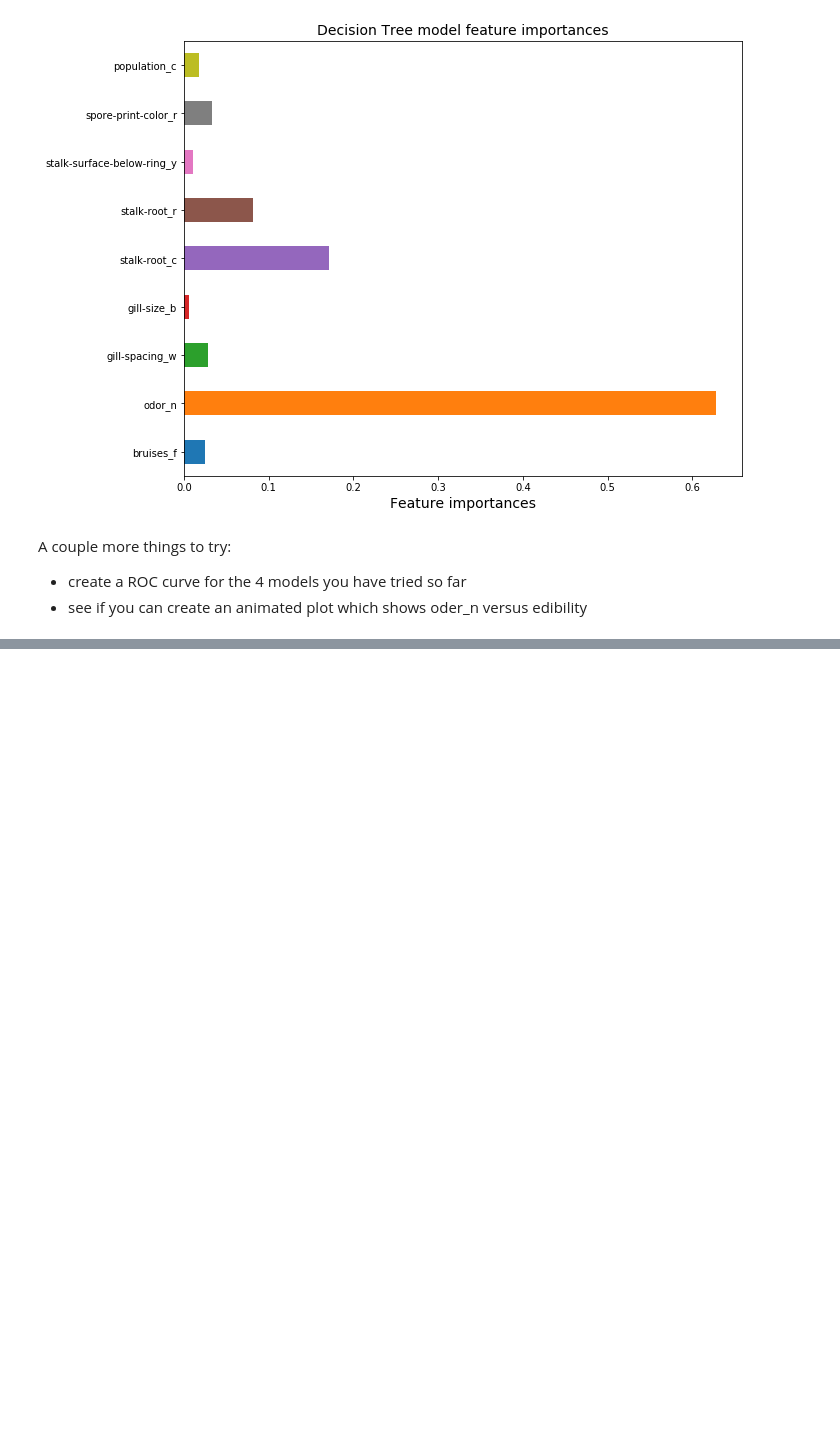
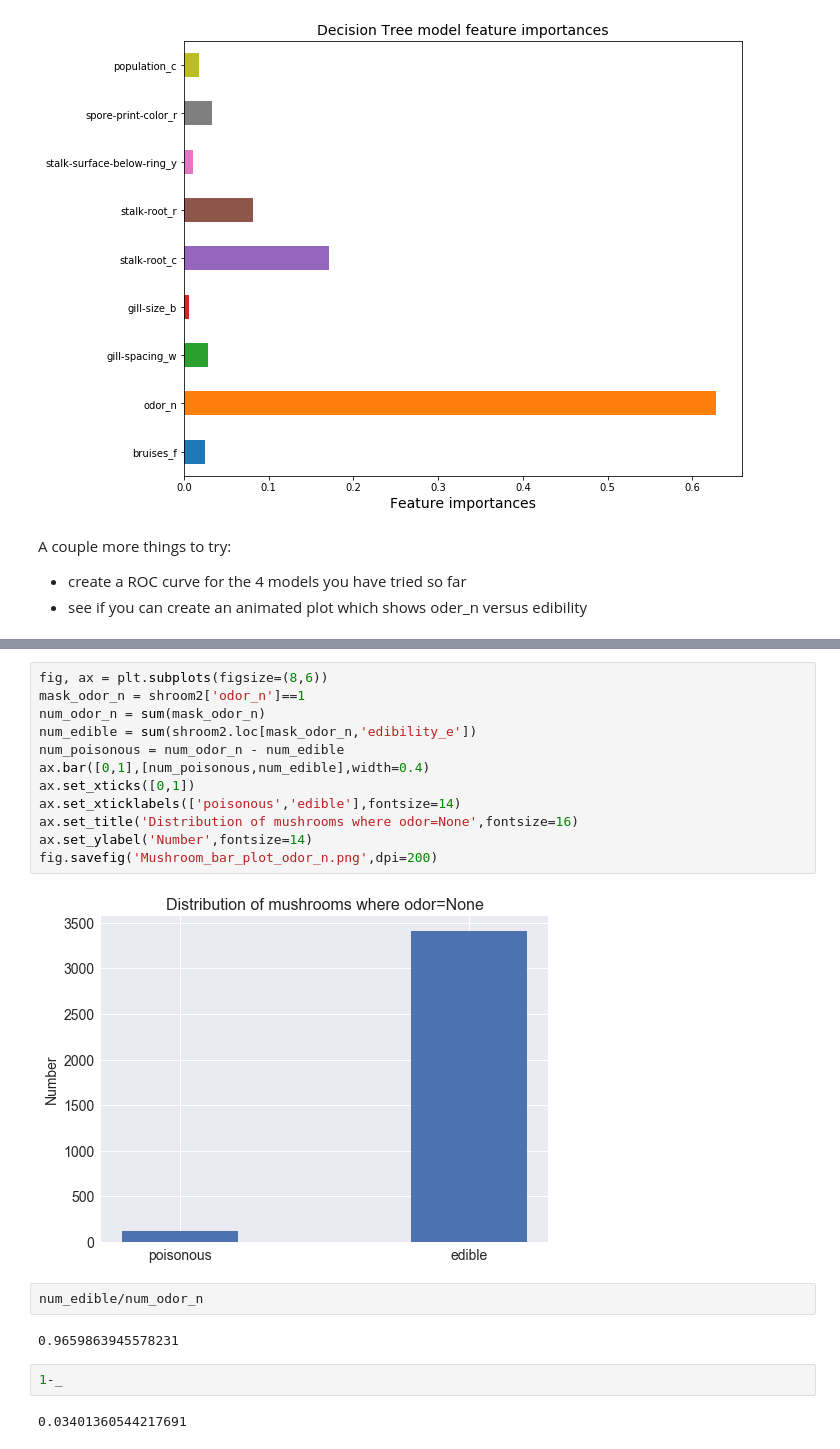
Before and after one commit to bwsturm/metis_bootcamp, a Jupyter notebook: Week5/mcnulty/BSturm_mushroom_classifier.ipynb, the cells around one changed output, grey strips where cells are left out. Drawn from its saved outputs; the diff is of its cells as text; blank space fills up the shorter version.

```diff
--- a/Week5/mcnulty/BSturm_mushroom_classifier.ipynb
+++ b/Week5/mcnulty/BSturm_mushroom_classifier.ipynb
@@ -465,0 +551,22 @@ fig.savefig('Mushroom_bar_plot.png',dpi=200)
+# %%
+fig, ax = plt.subplots(figsize=(8,6))
+mask_odor_n = shroom2['odor_n']==1
+num_odor_n = sum(mask_odor_n)
+num_edible = sum(shroom2.loc[mask_odor_n,'edibility_e'])
+num_poisonous = num_odor_n - num_edible
+ax.bar([0,1],[num_poisonous,num_edible],width=0.4)
+ax.set_xticks([0,1])
+ax.set_xticklabels(['poisonous','edible'],fontsize=14)
+ax.set_title('Distribution of mushrooms where odor=None',fontsize=16)
+ax.set_ylabel('Number',fontsize=14)
+fig.savefig('Mushroom_bar_plot_odor_n.png',dpi=200)
+# %% [output]
+[figure, added]
+# %%
+num_edible/num_odor_n
+# %% [output]
+0.9659863945578231
+# %%
+1-_
+# %% [output]
+0.03401360544217691
```
Also changed, not shown: parts of 37 cells of this notebook, 24 other files.
